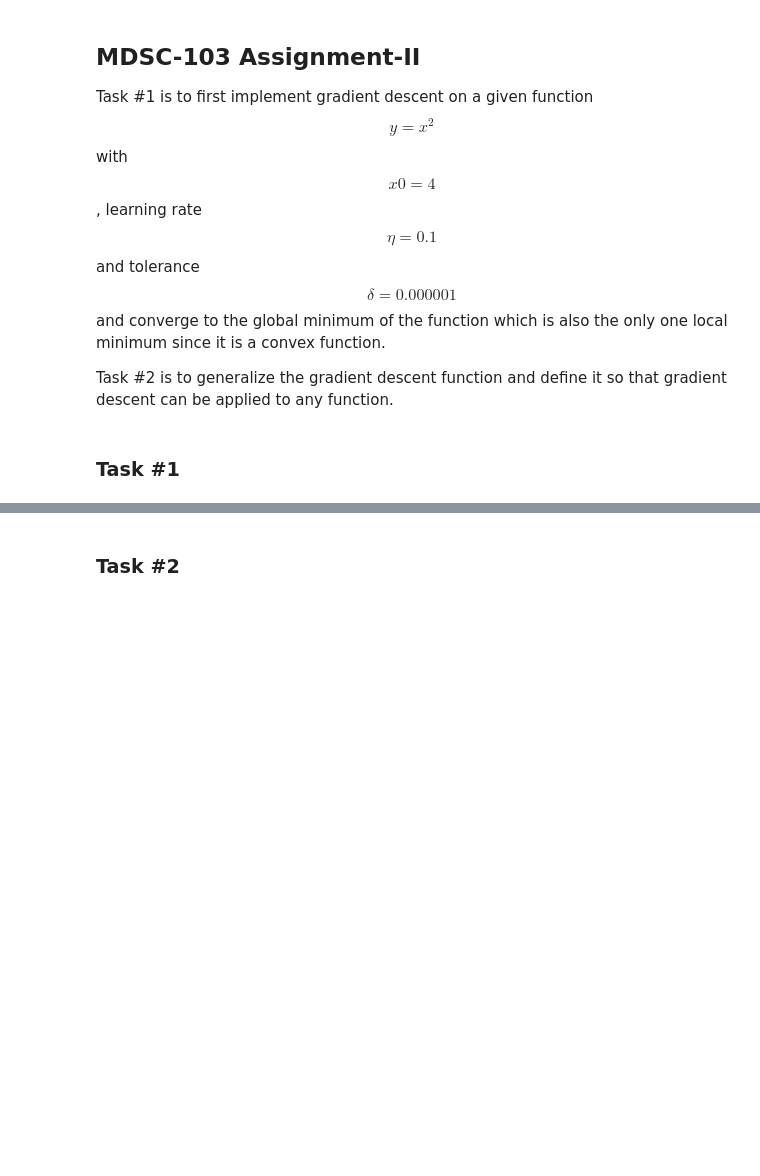
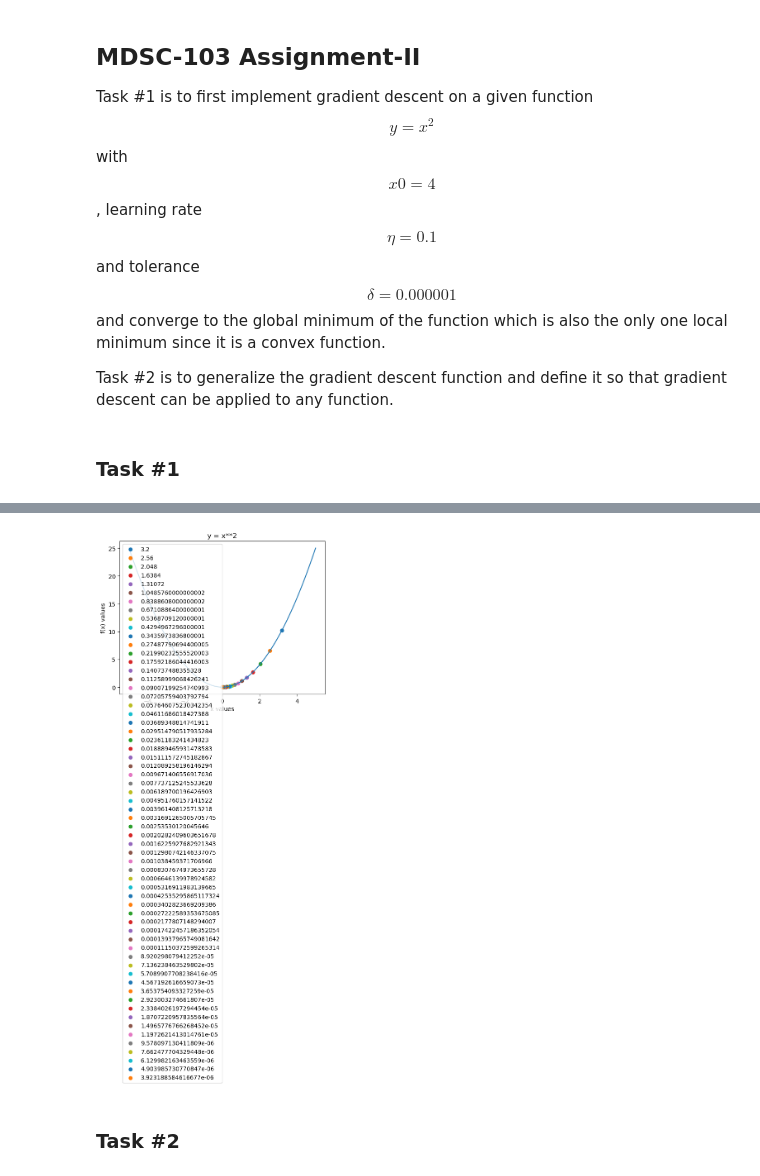
Before and after one commit to vidyasager162/MDSC-103, a Jupyter notebook: 23914-MDSC-103-Assignment-II.ipynb, the cells around one changed output, grey strips where cells are left out. Cells and saved outputs as stored; diff of their text form; code cells hidden in the pictures; blank space fills up the shorter version.

```diff
--- a/23914-MDSC-103-Assignment-II.ipynb
+++ b/23914-MDSC-103-Assignment-II.ipynb
@@ -41,3 +49,25 @@ plt.show()
+# %%
+f_ = lambda x: 2*x
+
+tolerance = 0.000001
+lr = 0.1
+values = [x0,]
+
+for x in range(100):
+    xk = values[x] - lr * f_(values[x])
+    values.append(xk)
+    plt.scatter(xk, f(xk),label=xk)
+    if np.abs(xk - values[x]) < tolerance:
+        break
+
+plt.title("y = x**2")
+plt.xlabel("x values")
+plt.ylabel("f(x) values")
+plt.plot(xpoints,ypoints)
+plt.legend()
+plt.show()
+# %% [output]
+[figure, added]
 # %% [markdown]
 ### Task #2
 # %%
```
Also changed, not shown: parts of 4 cells of this notebook.
